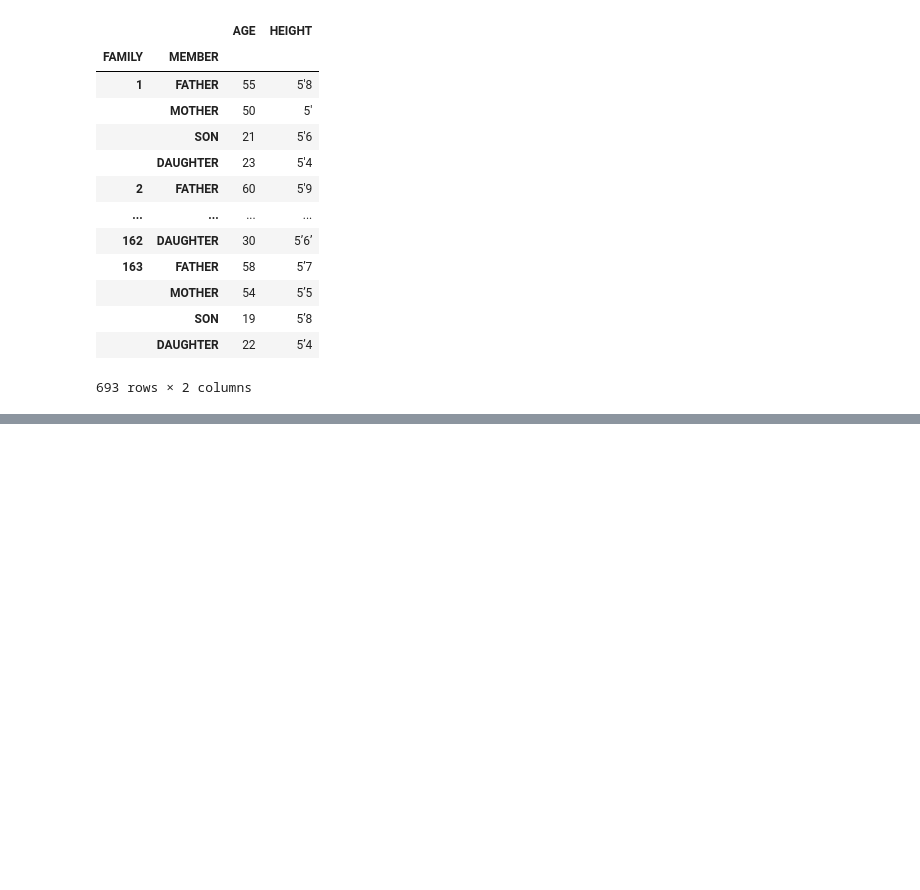
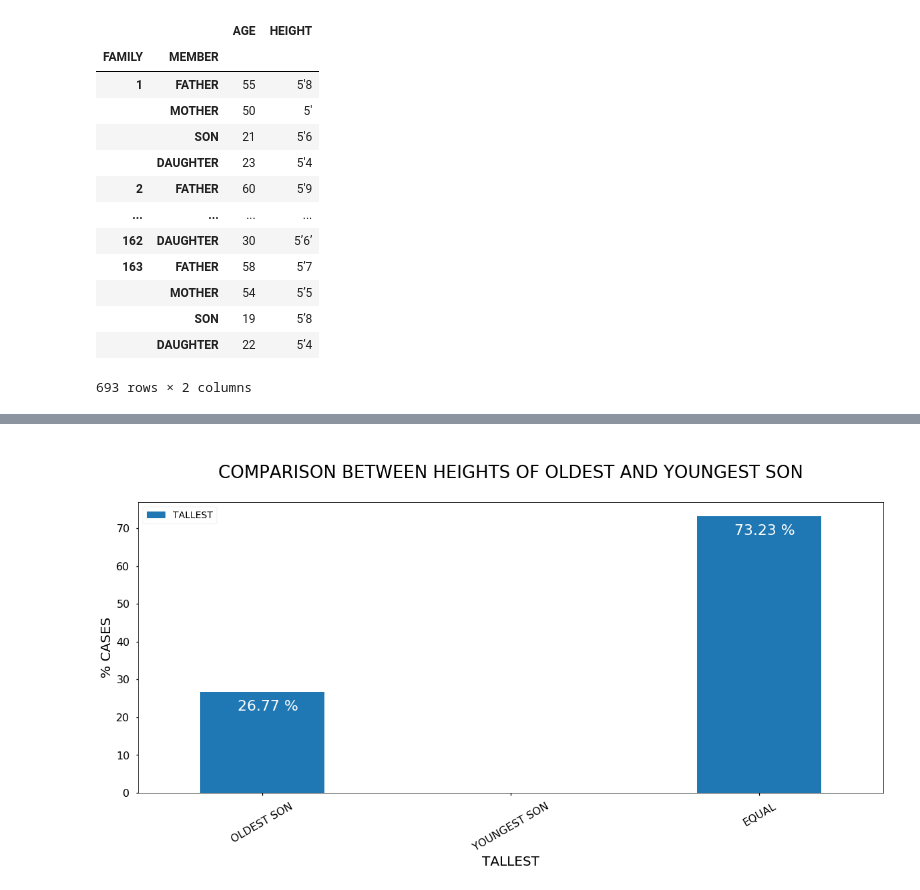
Before and after one commit to zeborg/Comparison-of-Heights-Between-Family-Members, a Jupyter notebook: HEIGHT_DATA_ANALYSIS.ipynb, the cells around one changed output, grey strips where cells are left out. Saved outputs shown, nothing was run; the diff lists cells and outputs as text; code cells hidden in the pictures; blank space fills up the shorter version.

```diff
--- a/HEIGHT_DATA_ANALYSIS.ipynb
+++ b/HEIGHT_DATA_ANALYSIS.ipynb
@@ -171,0 +165,27 @@ td_f_df
+# %%
+oys_dict = dict()
+oys_dict['OLDEST SON'],oys_dict['YOUNGEST SON'],oys_dict['EQUAL'] = 0,0,0
+for i in range(len(s_oldest_list)):
+    if s_oldest_list[i][2] < s_youngest_list[i][2]:
+        oys_dict['YOUNGEST SON'] += 1
+    elif s_oldest_list[i][2] > s_youngest_list[i][2]:
+        oys_dict['OLDEST SON'] += 1
+    elif s_oldest_list[i][2] == s_youngest_list[i][2]:
+        oys_dict['EQUAL'] += 1
+
+oyd_dict = dict()
+oyd_dict['OLDEST DAUGHTER'],oyd_dict['YOUNGEST DAUGHTER'],oyd_dict['EQUAL'] = 0,0,0
+for i in range(len(d_oldest_list)):
+    if d_oldest_list[i][2] < d_youngest_list[i][2]:
+        oyd_dict['YOUNGEST DAUGHTER'] += 1
+    elif d_oldest_list[i][2] > d_youngest_list[i][2]:
+        oyd_dict['OLDEST DAUGHTER'] += 1
+    elif d_oldest_list[i][2] == d_youngest_list[i][2]:
+        oyd_dict['EQUAL'] += 1
+
+oys_df = (pd.DataFrame.from_dict(oys_dict, orient='index').rename(columns={0:'TALLEST'})/len(s_youngest_list))*100
+oyd_df = (pd.DataFrame.from_dict(oyd_dict, orient='index').rename(columns={0:'TALLEST'})/len(d_oldest_list))*100
+
+print(oys_df)
+print()
+print(oyd_df)
@@ -171,0 +204,13 @@ td_f_df
+# %%
+ax = oys_df.plot(kind='bar',figsize=(20,8))
+for p in ax.patches:
+    ax.annotate(str(round(p.get_height(),2))+' %', (p.get_x()+0.15, p.get_height()-5), fontsize=22, color='w')
+plt.xlabel('TALLEST',fontsize=20)
+plt.ylabel('% CASES',fontsize=20)
+plt.legend(fontsize=14)
+plt.title('\nCOMPARISON BETWEEN HEIGHTS OF OLDEST AND YOUNGEST SON\n',fontsize=26)
+plt.xticks(fontsize=16,rotation=30)
+plt.yticks(fontsize=16)
+plt.show()
+# %% [output]
+[figure, added]
```
Also changed, not shown: parts of 21 cells of this notebook.
